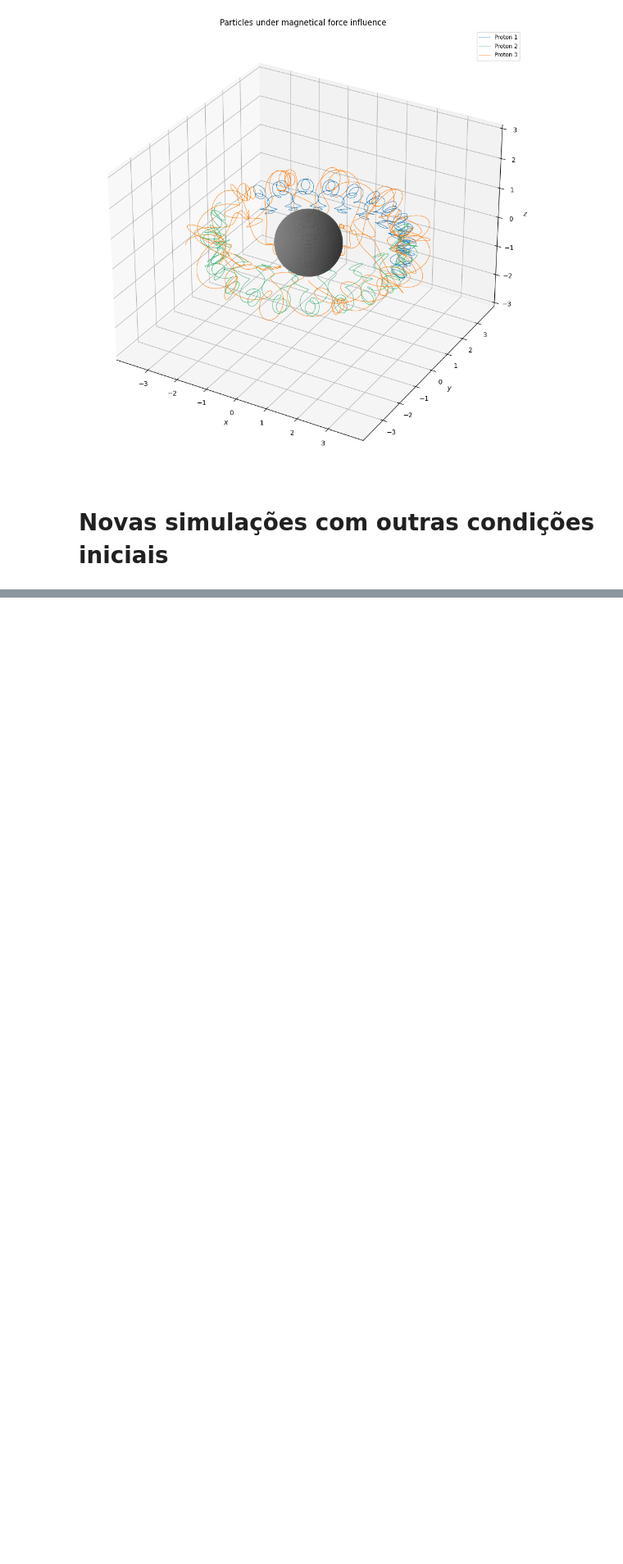
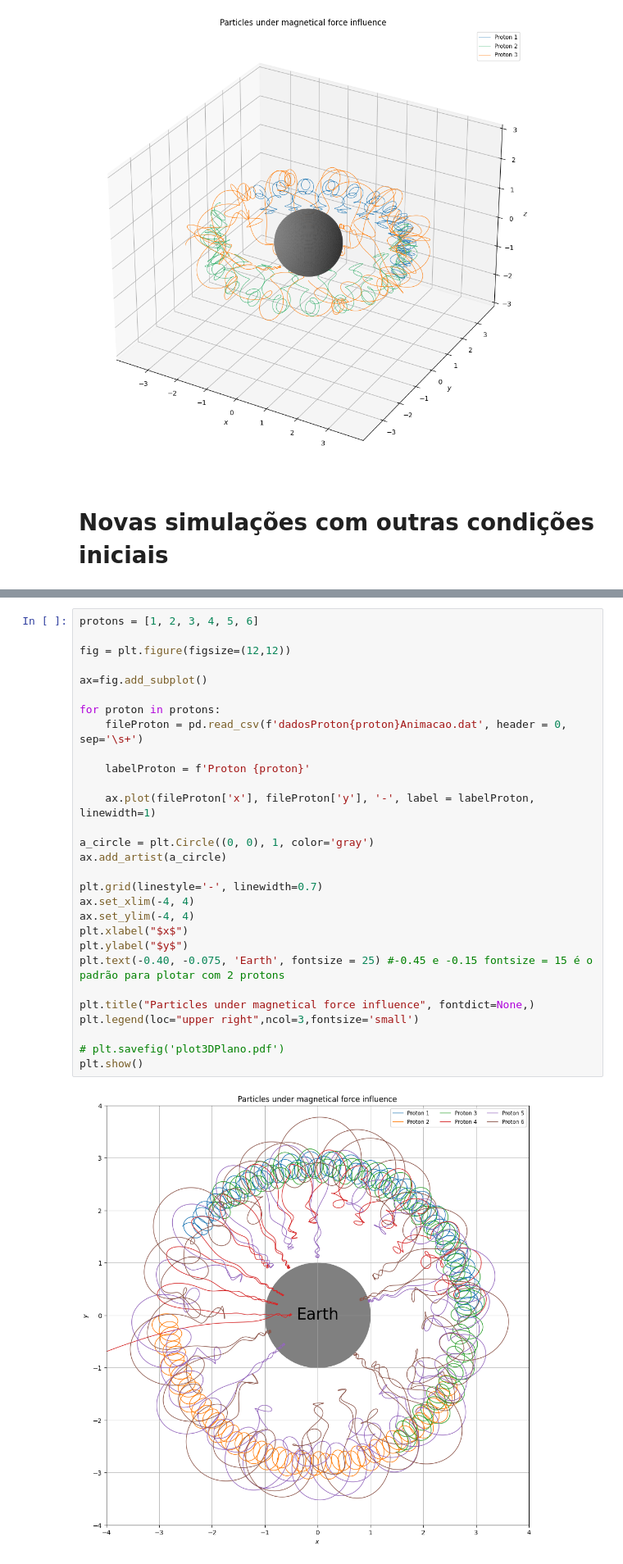
Before and after one commit to Shnrqpdr/Stormer-Problem, a Jupyter notebook: stormer-verlet_method/no_constraint_case/3d_case/notebook.ipynb, the cells around one changed output, grey strips where cells are left out. Shown at 82% size. Drawn from its saved outputs; the diff is of its cells as text; blank space fills up the shorter version.

Commit message:
New plots of new particles

```diff
--- a/stormer-verlet_method/no_constraint_case/3d_case/notebook.ipynb
+++ b/stormer-verlet_method/no_constraint_case/3d_case/notebook.ipynb
@@ -132,0 +133,31 @@ plt.show()
+# %%
+protons = [1, 2, 3, 4, 5, 6]
+
+fig = plt.figure(figsize=(12,12))
+
+ax=fig.add_subplot()
+
+for proton in protons:
+    fileProton = pd.read_csv(f'dadosProton{proton}Animacao.dat', header = 0, sep='\s+')
+
+    labelProton = f'Proton {proton}'
+
+    ax.plot(fileProton['x'], fileProton['y'], '-', label = labelProton, linewidth=1)
+
+a_circle = plt.Circle((0, 0), 1, color='gray')
+ax.add_artist(a_circle)
+
+plt.grid(linestyle='-', linewidth=0.7)
+ax.set_xlim(-4, 4)
+ax.set_ylim(-4, 4)
+plt.xlabel("$x$")
+plt.ylabel("$y$")
+plt.text(-0.40, -0.075, 'Earth', fontsize = 25) #-0.45 e -0.15 fontsize = 15 é o padrão para plotar com 2 protons
+
+plt.title("Particles under magnetical force influence", fontdict=None,)
+plt.legend(loc="upper right",ncol=3,fontsize='small')
+
+# plt.savefig('plot3DPlano.pdf')
+plt.show()
+# %% [output]
+[figure, added]
```
Also changed, not shown: parts of 1 cell of this notebook, 1 other file.
